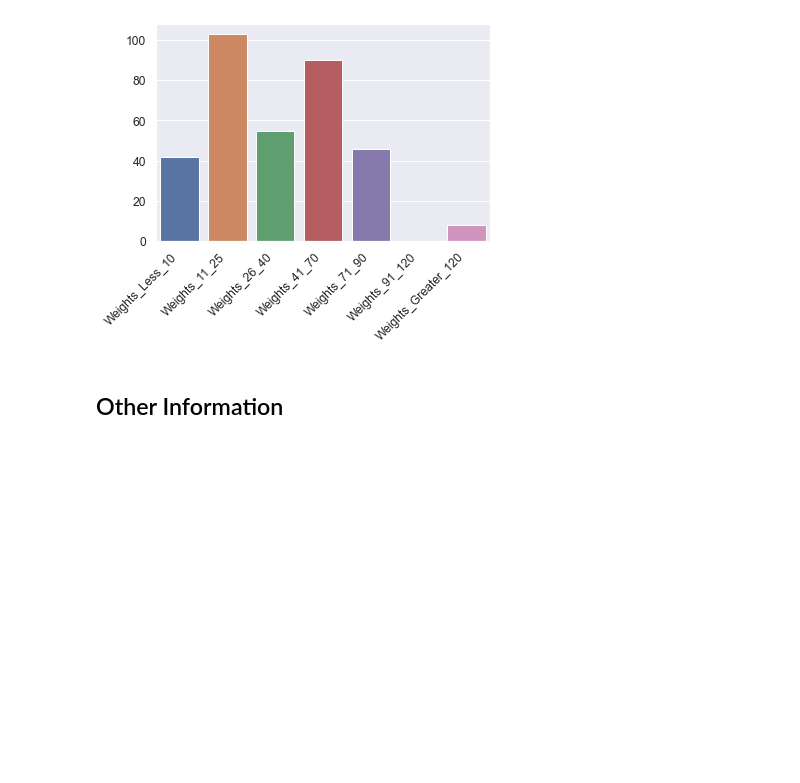
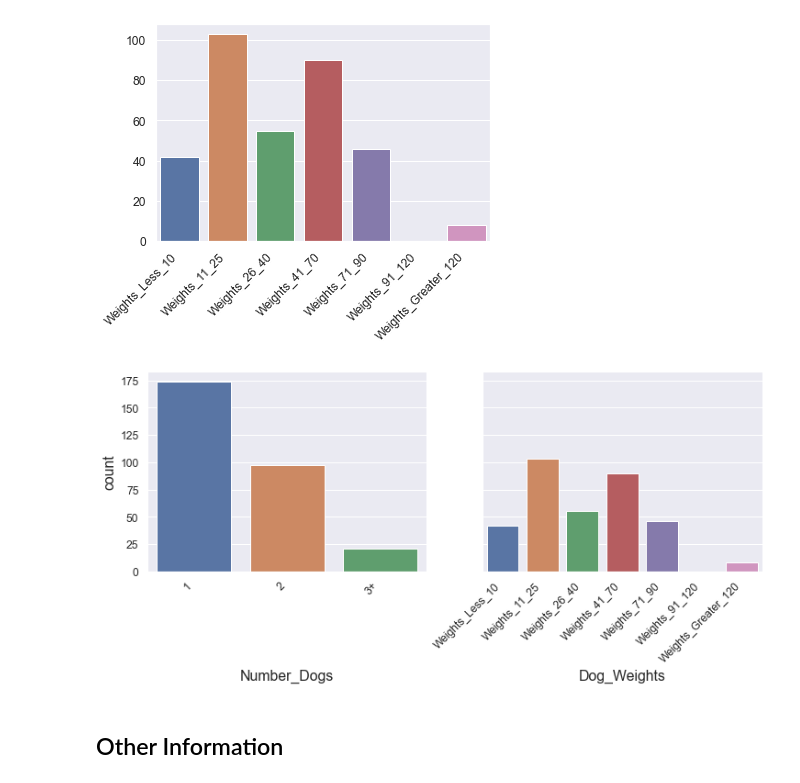
Before and after one commit to markhary/emba912_survey, a Jupyter notebook: ruby.ipynb, the cells around one changed output. Drawn from its saved outputs; the diff is of its cells as text; code cells hidden in the pictures; blank space fills up the shorter version.

```diff
--- a/ruby.ipynb
+++ b/ruby.ipynb
@@ -226,6 +214,30 @@ save_figure(chart.get_figure(), 'Dog_Weights');
 # %% [output]
 [figure]
 [figure]
+# %%
+fig, axes = plt.subplots(1,2, figsize=(12,4), sharey=True);
+create_countplot(survey_data, "Number_Dogs", False, ["1", "2", "3+"], ax=axes[0])
+
+columns = ["Weights_Less_10",
+           "Weights_11_25",
+           "Weights_26_40",
+           "Weights_41_70",
+           "Weights_71_90",
+           "Weights_91_120",
+           "Weights_Greater_120"];
+Weights = survey_data[survey_data==True][columns].count();
+chart = sns.barplot(y=Weights.values, x=Weights.index, ax=axes[1]);
+chart.set_xlabel("Dog_Weights")
+rotate_xlabels(chart)
+increase_axes(chart)
+
+#axes[0].yaxis.set_tick_params(which='both', labelbottom=True)
+#axes[1].yaxis.set_tick_params(which='both', labelbottom=True)
+#axes[2].yaxis.set_tick_params(which='both', labelbottom=True)
+fig.align_xlabels(axes)
+save_figure(fig, 'Number_Dog_Weights');
+# %% [output]
+[figure, added]
 # %% [markdown]
 ## Other Information
 # %%
```
Also changed, not shown: parts of 6 cells of this notebook, 4 other files.
